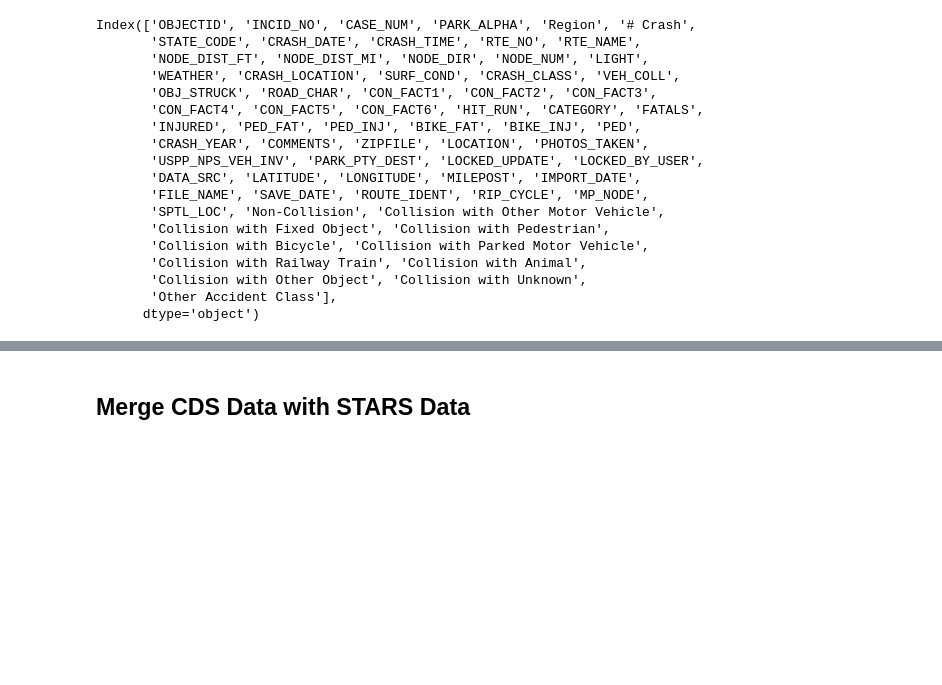
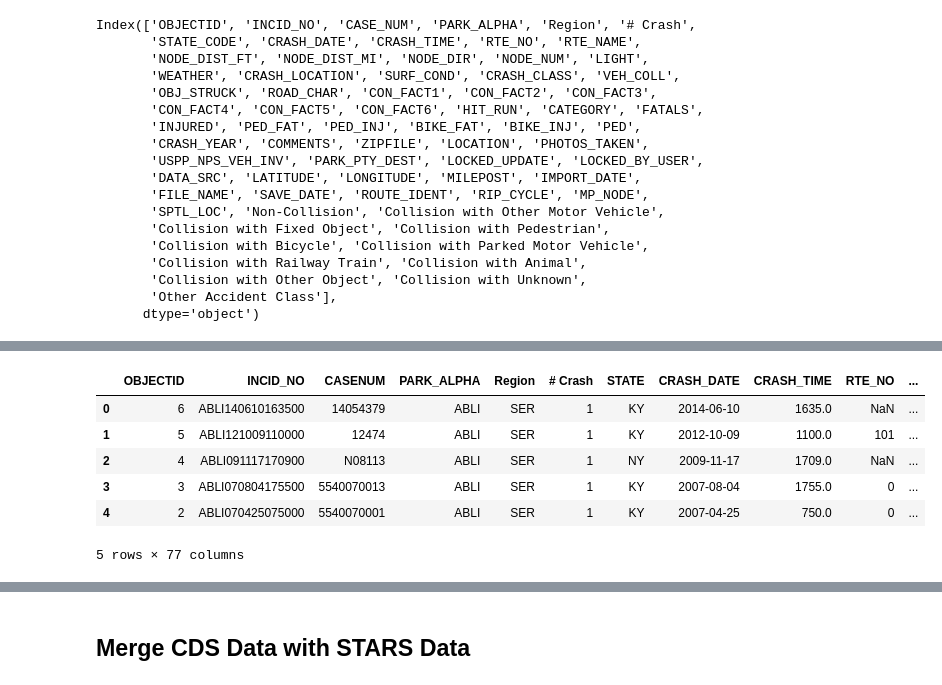
Before and after one commit to VolpeUSDOT/NPS-Region-Crash-Briefing, a Jupyter notebook: data cleaning notebooks/Crash Data Wrangling.ipynb, the cells around one changed output, grey strips where cells are left out. Drawn from its saved outputs; the diff is of its cells as text; code cells hidden in the pictures; blank space fills up the shorter version.

```diff
--- a/data cleaning notebooks/Crash Data Wrangling.ipynb
+++ b/data cleaning notebooks/Crash Data Wrangling.ipynb
@@ -477,0 +500,3 @@ cds_df = cds_df.rename(columns={"STATECODE": "STATE",
+# %%
+cds_df_passengers_agg = cds_df_passengers_slim.groupby(by=['INCID_NO']).sum()
+cds_df_passengers_agg = cds_df_passengers_agg.reset_index()
@@ -477,0 +507,2 @@ cds_df = cds_df.rename(columns={"STATECODE": "STATE",
+# %%
+cds_df_join = cds_df.merge(cds_df_passengers_agg, on = 'INCID_NO',how='left')
@@ -478 +523,18 @@ cds_df = cds_df.rename(columns={"STATECODE": "STATE",
+# %%
+cds_df_join = cds_df_join.rename(columns={"CASE_NUM": "CASENUM",
+                                      "STATE_CODE": "STATE"})
+# %%
+cds_df_join['CRASH_DATE2'] = cds_df_join['CRASH_DATE']
+cds_df_join['CRASH_DATE'] = pd.to_datetime( cds_df_join['CRASH_DATE'],
+                                            format = '%A, %B %d, %Y')
+# %%
+cds_df_join.head()
+# %% [output]
+|  | OBJECTID | INCID_NO | CASENUM | PARK_ALPHA | Region | # Crash | STATE | CRASH_DATE | CRASH_TIME | RTE_NO | ... |
+| 0 | 6 | ABLI140610163500 | 14054379 | ABLI | SER | 1 | KY | 2014-06-10 | 1635.0 | NaN | ... |
+| 1 | 5 | ABLI121009110000 | 12474 | ABLI | SER | 1 | KY | 2012-10-09 | 1100.0 | 101 | ... |
+| 2 | 4 | ABLI091117170900 | N08113 | ABLI | SER | 1 | NY | 2009-11-17 | 1709.0 | NaN | ... |
+| 3 | 3 | ABLI070804175500 | 5540070013 | ABLI | SER | 1 | KY | 2007-08-04 | 1755.0 | 0 | ... |
+| 4 | 2 | ABLI070425075000 | 5540070001 | ABLI | SER | 1 | KY | 2007-04-25 | 750.0 | 0 | ... |
+5 rows × 77 columns
 # %%
```
Also changed, not shown: parts of 30 cells of this notebook, 1 other file.
